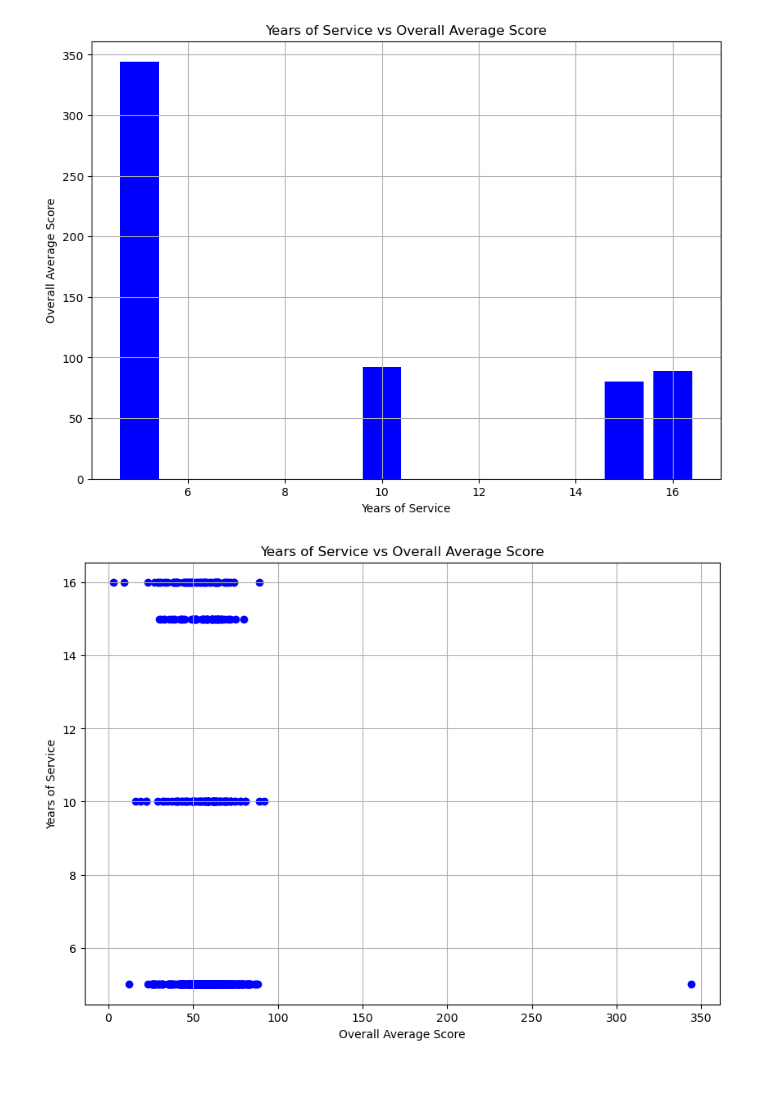
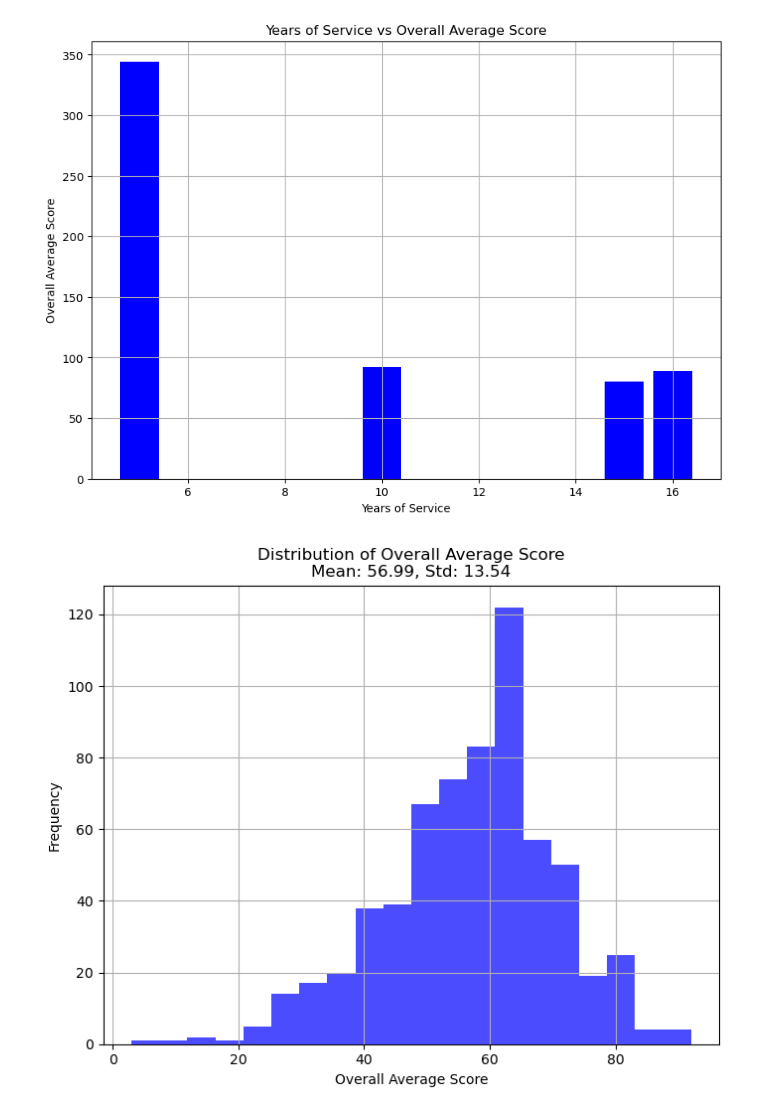
Before and after one commit to aidentariku/Happy-Healthcare-Workers-Coalition, a Jupyter notebook: healthcare.ipynb, the cells around one changed output. Cells and saved outputs as stored; diff of their text form; code cells hidden in the pictures; blank space fills up the shorter version.

```diff
--- a/healthcare.ipynb
+++ b/healthcare.ipynb
@@ -25,0 +92,21 @@ burn_out_df.head()
+# %%
+import matplotlib.pyplot as plt
+
+# Filter the data to remove outliers (Overall Average > 300)
+filtered_data = burnout_df[burnout_df["Overall Average"] <= 300]
+
+# Extract the categories and values from the filtered data
+categories = filtered_data["Years of service?"]
+values = filtered_data["Overall Average"]
+
+# Create a bar graph
+plt.figure(figsize=(10, 7))
+plt.bar(categories, values, color="blue")
+
+plt.title("Years of Service vs Overall Average Score (Outliers Removed)")
+plt.xlabel("Years of Service")
+plt.ylabel("Overall Average Score")
+plt.grid(True)
+
+# Show the bar graph
+plt.show()
@@ -41,17 +130,19 @@ plt.grid(True)
 # %% [output]
 [figure]
 # %%
-values = burn_out_df["Years of service?"]
-categories = burn_out_df["Overall Average"]
+data = filtered_data["Overall Average"]
 
+# Calculate mean and standard deviation
+mean = data.mean()
+std = data.std()
 
-
-plt.figure(figsize=(10,7))
-plt.scatter(categories, values, color="blue", marker="o")
-
-plt.title("Years of Service vs Overall Average Score")
-plt.ylabel("Years of Service")
+# Create a histogram
+plt.figure(figsize=(8, 6))
+plt.hist(data, bins=20, color='blue', alpha=0.7)
 plt.xlabel("Overall Average Score")
+plt.ylabel("Frequency")
+plt.title(f'Distribution of Overall Average Score\nMean: {mean:.2f}, Std: {std:.2f}')
 plt.grid(True)
+plt.show()
 # %% [output]
-[figure, old version]
+[figure, new version]
```
Also changed, not shown: parts of 8 cells of this notebook.
